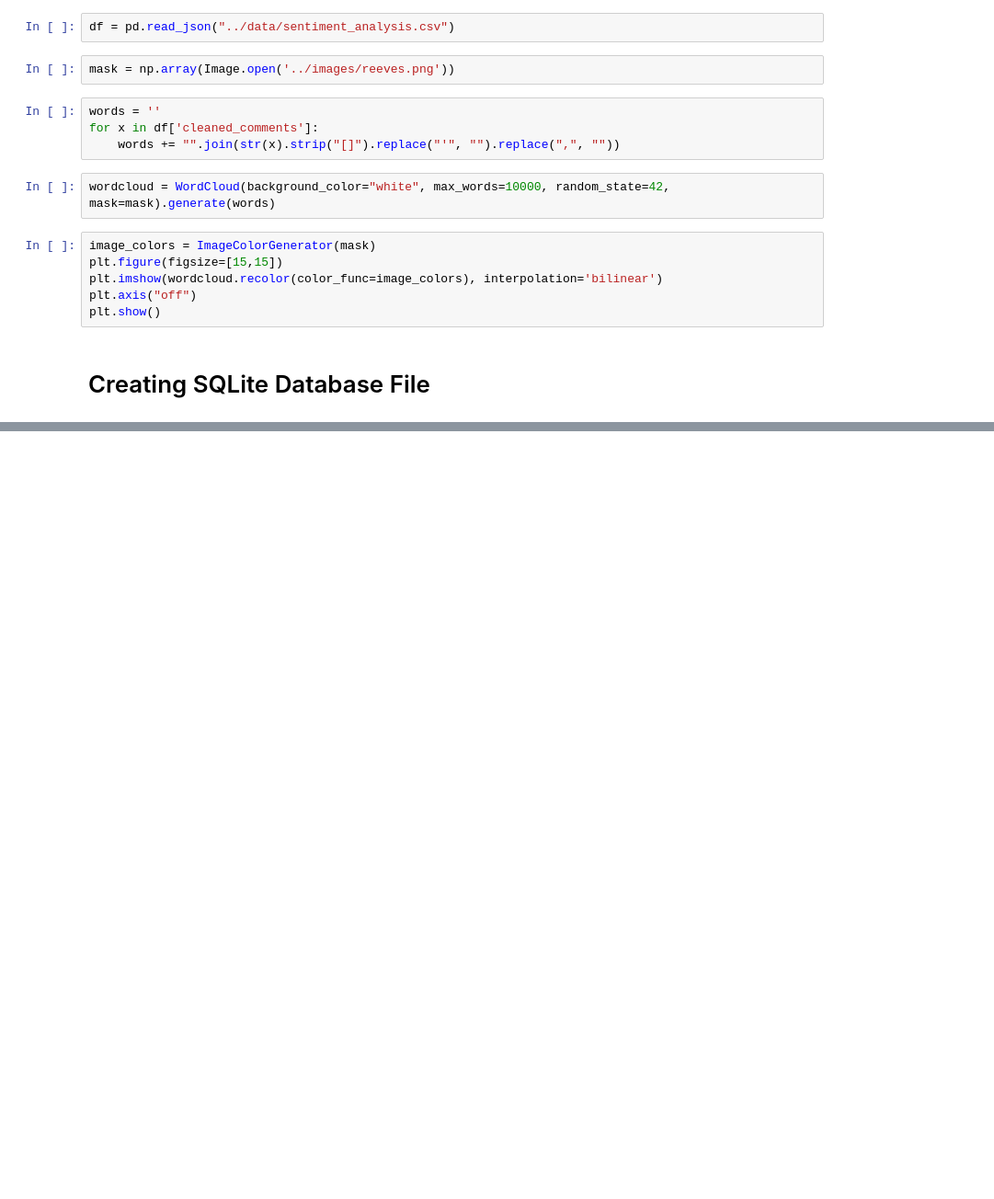
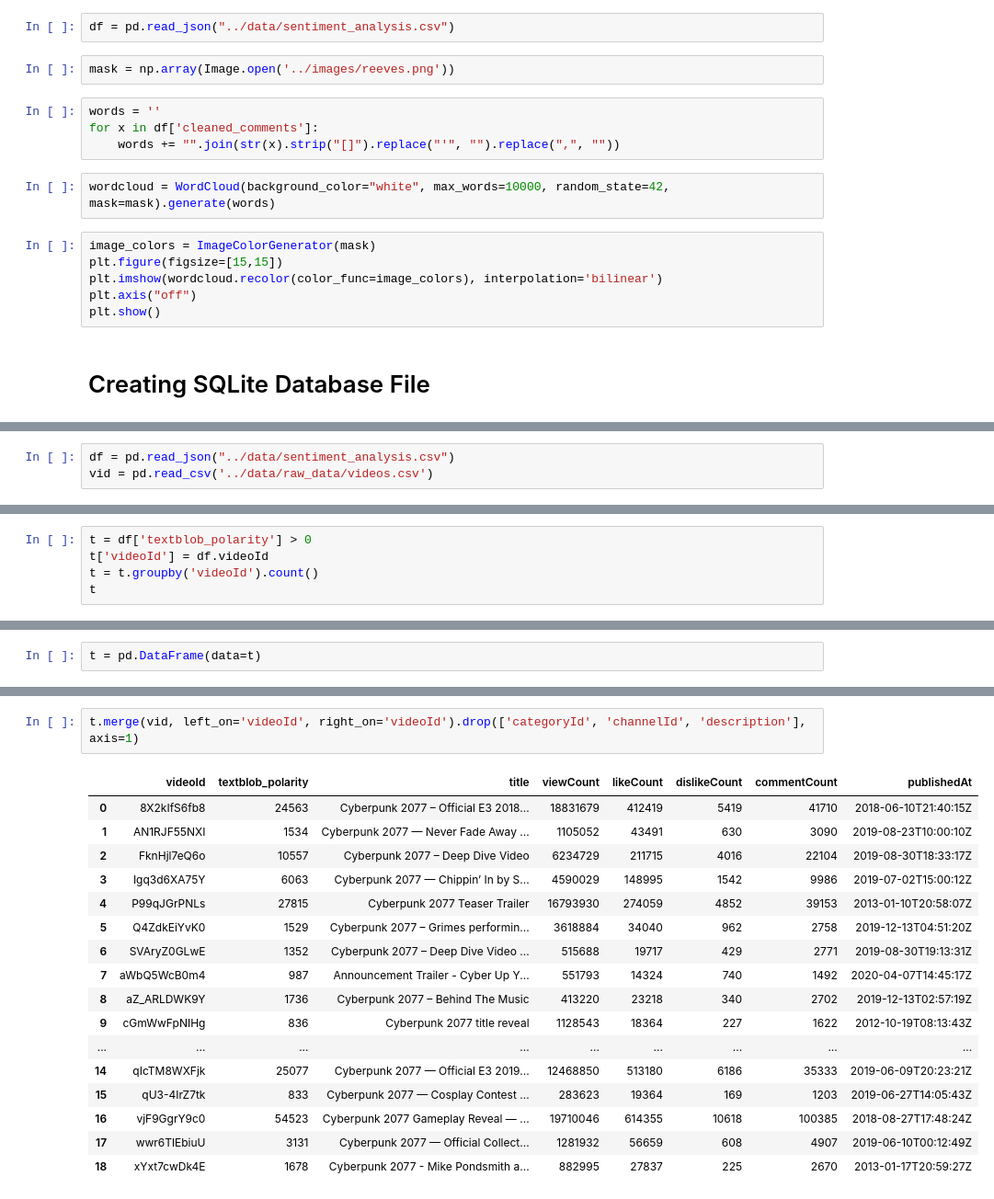
Before and after one commit to abrar-uddin/Cyberpunk-2077-Sentiment-Analysis, a Jupyter notebook: code/Cyberpunk Sentiment Analysis.ipynb, the cells around one changed output, grey strips where cells are left out. Shown: that part at 92% size. Saved outputs shown, nothing was run; the diff lists cells and outputs as text; blank space fills up the shorter version.

```diff
--- a/code/Cyberpunk Sentiment Analysis.ipynb
+++ b/code/Cyberpunk Sentiment Analysis.ipynb
@@ -140,0 +155,3 @@ plt.show()
+# %%
+df = pd.read_json("../data/sentiment_analysis.csv")
+vid = pd.read_csv('../data/raw_data/videos.csv')
@@ -140,0 +167,5 @@ plt.show()
+# %%
+t = df['textblob_polarity'] > 0
+t['videoId'] = df.videoId
+t = t.groupby('videoId').count()
+t
@@ -140,0 +190,2 @@ plt.show()
+# %%
+t = pd.DataFrame(data=t)
@@ -140,0 +213,20 @@ plt.show()
+# %%
+t.merge(vid, left_on='videoId', right_on='videoId').drop(['categoryId', 'channelId', 'description'], axis=1)
+# %% [output]
+|  | videoId | textblob_polarity | title | viewCount | likeCount | dislikeCount | commentCount | publishedAt |
+| 0 | 8X2kIfS6fb8 | 24563 | Cyberpunk 2077 – Official E3 2018... | 18831679 | 412419 | 5419 | 41710 | 2018-06-10T21:40:15Z |
+| 1 | AN1RJF55NXI | 1534 | Cyberpunk 2077 — Never Fade Away ... | 1105052 | 43491 | 630 | 3090 | 2019-08-23T10:00:10Z |
+| 2 | FknHjl7eQ6o | 10557 | Cyberpunk 2077 – Deep Dive Video | 6234729 | 211715 | 4016 | 22104 | 2019-08-30T18:33:17Z |
+| 3 | Igq3d6XA75Y | 6063 | Cyberpunk 2077 — Chippin’ In by S... | 4590029 | 148995 | 1542 | 9986 | 2019-07-02T15:00:12Z |
+| 4 | P99qJGrPNLs | 27815 | Cyberpunk 2077 Teaser Trailer | 16793930 | 274059 | 4852 | 39153 | 2013-01-10T20:58:07Z |
+| 5 | Q4ZdkEiYvK0 | 1529 | Cyberpunk 2077 – Grimes performin... | 3618884 | 34040 | 962 | 2758 | 2019-12-13T04:51:20Z |
+| 6 | SVAryZ0GLwE | 1352 | Cyberpunk 2077 – Deep Dive Video ... | 515688 | 19717 | 429 | 2771 | 2019-08-30T19:13:31Z |
+| 7 | aWbQ5WcB0m4 | 987 | Announcement Trailer - Cyber Up Y... | 551793 | 14324 | 740 | 1492 | 2020-04-07T14:45:17Z |
+| 8 | aZ_ARLDWK9Y | 1736 | Cyberpunk 2077 – Behind The Music | 413220 | 23218 | 340 | 2702 | 2019-12-13T02:57:19Z |
+| 9 | cGmWwFpNIHg | 836 | Cyberpunk 2077 title reveal | 1128543 | 18364 | 227 | 1622 | 2012-10-19T08:13:43Z |
+| ... | ... | ... | ... | ... | ... | ... | ... | ... |
+| 14 | qIcTM8WXFjk | 25077 | Cyberpunk 2077 — Official E3 2019... | 12468850 | 513180 | 6186 | 35333 | 2019-06-09T20:23:21Z |
+| 15 | qU3-4IrZ7tk | 833 | Cyberpunk 2077 — Cosplay Contest ... | 283623 | 19364 | 169 | 1203 | 2019-06-27T14:05:43Z |
+| 16 | vjF9GgrY9c0 | 54523 | Cyberpunk 2077 Gameplay Reveal — ... | 19710046 | 614355 | 10618 | 100385 | 2018-08-27T17:48:24Z |
+| 17 | wwr6TlEbiuU | 3131 | Cyberpunk 2077 — Official Collect... | 1281932 | 56659 | 608 | 4907 | 2019-06-10T00:12:49Z |
+| 18 | xYxt7cwDk4E | 1678 | Cyberpunk 2077 - Mike Pondsmith a... | 882995 | 27837 | 225 | 2670 | 2013-01-17T20:59:27Z |
```
Also changed, not shown: parts of 12 cells of this notebook, 6 other files.
